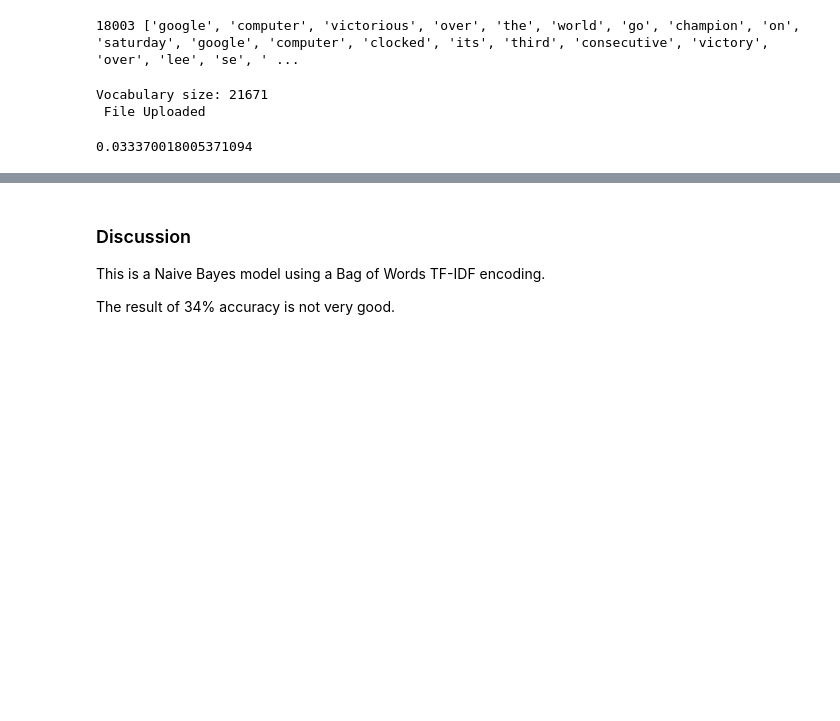
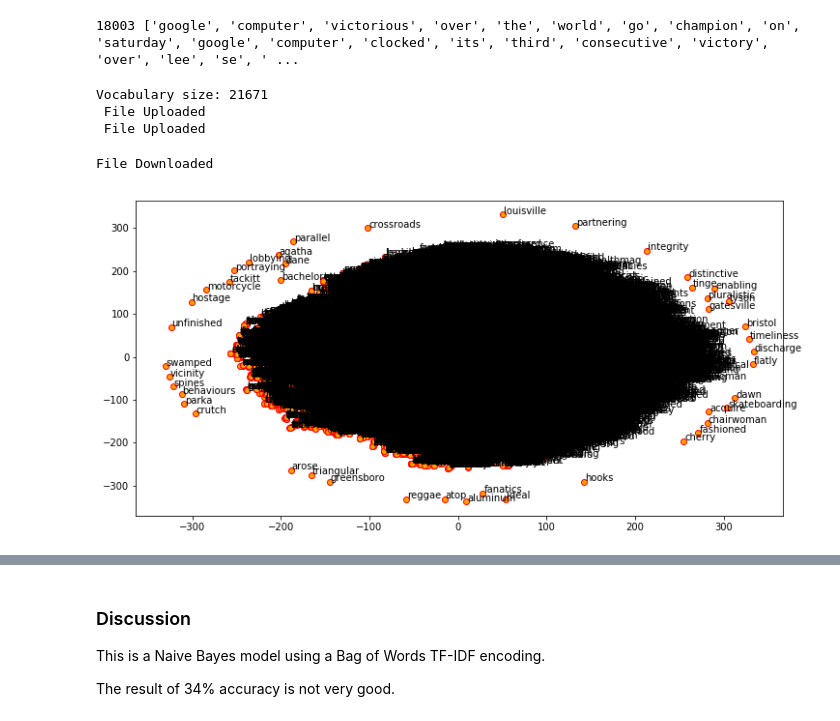
Before and after one commit to adamx97/Data-Science-Advanced-Capstone, a Jupyter notebook: Using Word2Vec.ipynb, the cells around one changed output, grey strips where cells are left out. Saved outputs shown, nothing was run; the diff lists cells and outputs as text; code cells hidden in the pictures; blank space fills up the shorter version.

```diff
--- a/Using Word2Vec.ipynb
+++ b/Using Word2Vec.ipynb
@@ -280,13 +274,20 @@ words = list(model.wv.vocab)
 print('Vocabulary size: %d' % len(words))
 
 # save model in ASCII (word2vec) format
-filename = 'embedding_word2vec.txt'
-model.wv.save_word2vec_format(filename, binary=False)
-upload_file_cos(credentials_news,'embedding_word2vec.txt','embedding_word2vec.txt')
+#filename = 'embedding_word2vec.txt'
+#model.wv.save_word2vec_format(filename, binary=False)
+#upload_file_cos(credentials_news,'embedding_word2vec.txt','embedding_word2vec.txt')
+model.save("embedding_word2vec.model")
+upload_file_cos(credentials_news, "embedding_word2vec.model", "embedding_word2vec.model")
 # %% [output]
 Vocabulary size: 21671
  File Uploaded
+ File Uploaded
-# %%
-model.wv.distance('trump', 'melania')
-# %% [output]
-0.033370018005371094
+# %%
+#download_file_cos(credentials_news,'embedding_word2vec.txt','embedding_word2vec.txt')
+#model_vectors =  gensim.models.KeyedVectors.load_word2vec_format('embedding_word2vec.txt', binary=False)
+download_file_cos(credentials_news,"embedding_word2vec.model","embedding_word2vec.model")
+model = Word2Vec.load("embedding_word2vec.model")
+model_vectors = model.wv
+# %% [output]
+File Downloaded
@@ -293,3 +296,21 @@ model.wv.distance('trump', 'melania')
+# %%
+# visualize embeddings
+from sklearn.manifold import TSNE
+
+words = model.wv.index2word
+wvs = model.wv[words]
+
+tsne = TSNE(n_components=2, random_state=0, n_iter=5000, perplexity=2)
+np.set_printoptions(suppress=True)
+T = tsne.fit_transform(wvs)
+labels = words
+
+plt.figure(figsize=(12, 6))
+plt.scatter(T[:, 0], T[:, 1], c='orange', edgecolors='r')
+for label, x, y in zip(labels, T[:, 0], T[:, 1]):
+    plt.annotate(label, xy=(x+1, y+1), xytext=(0, 0), textcoords='offset points')
+# %% [output]
+[figure, added]
 # %%
 # Step 3,4,5: Remove Stop words, Non-Numeric and perfom Word Stemming/Lemmenting.
 # WordNetLemmatizer requires Pos tags to understand if the word is noun or verb or adjective etc. By default it is set to Noun
```
Also changed, not shown: parts of 17 cells of this notebook.
